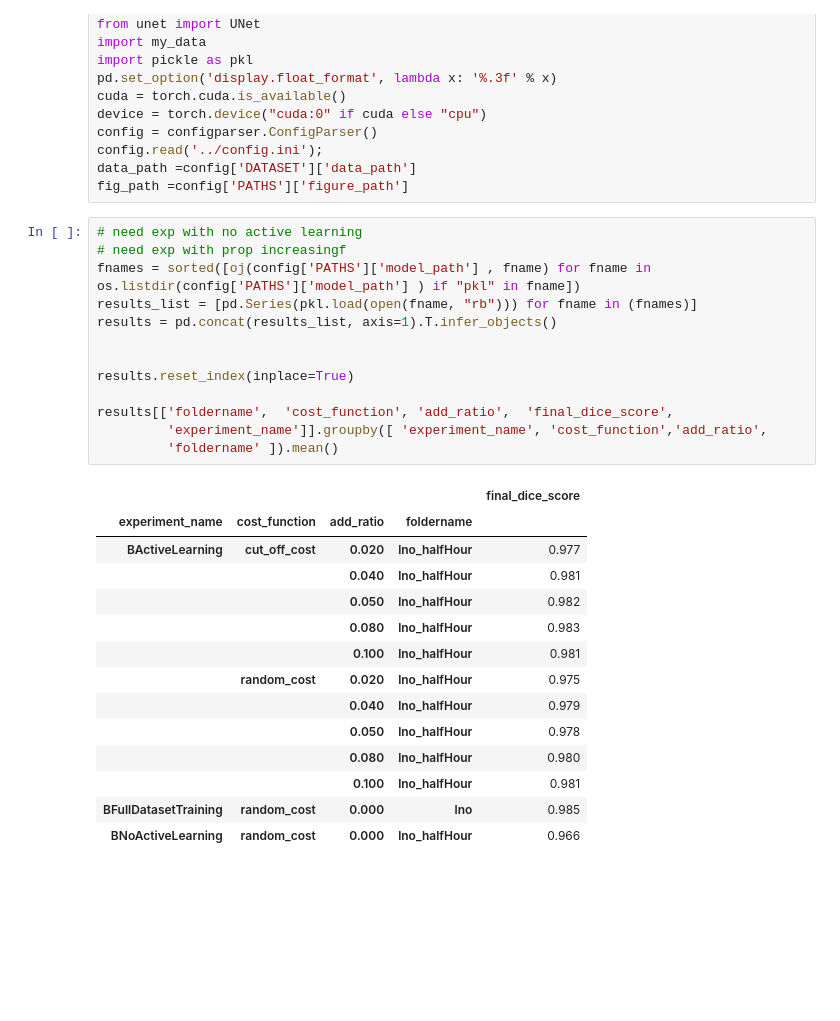
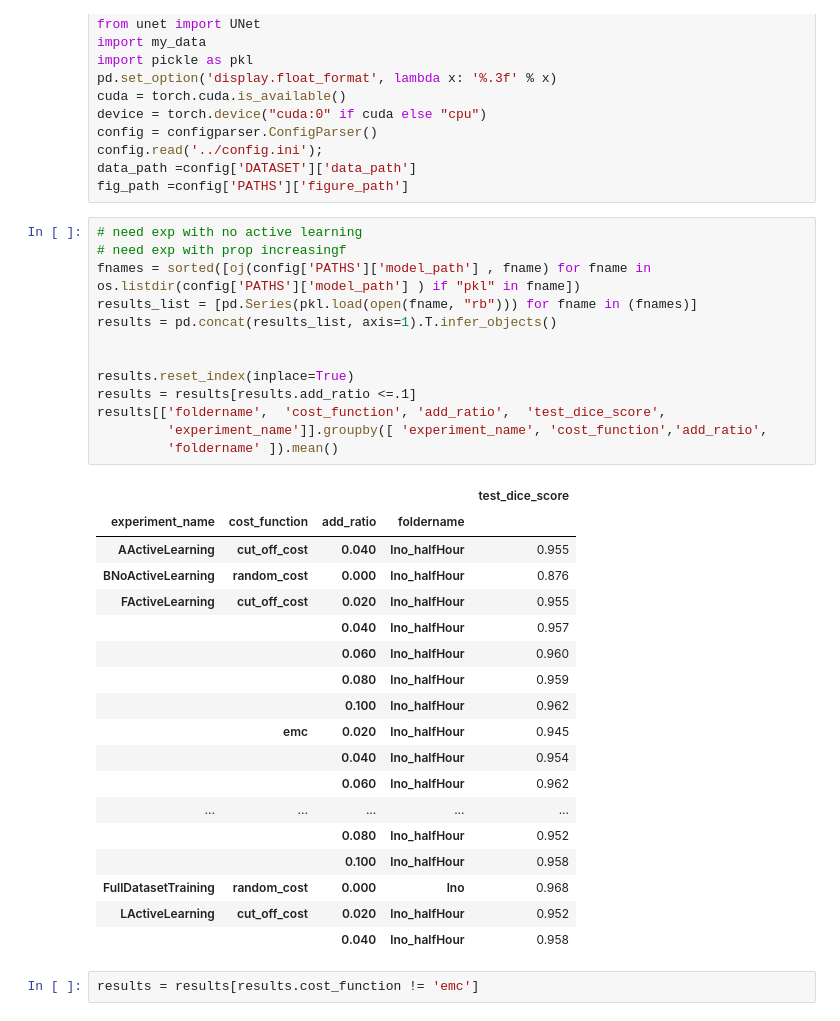
Before and after one commit to laura-rieger/segmenter, a Jupyter notebook: notebooks/Results.ipynb, the cells around one changed output. Saved outputs shown, nothing was run; the diff lists cells and outputs as text; blank space fills up the shorter version.

```diff
--- a/notebooks/Results.ipynb
+++ b/notebooks/Results.ipynb
@@ -30,28 +30,34 @@ fig_path =config['PATHS']['figure_path']
 # %%
 # need exp with no active learning
 # need exp with prop increasingf
 fnames = sorted([oj(config['PATHS']['model_path'] , fname) for fname in os.listdir(config['PATHS']['model_path'] ) if "pkl" in fname])
 results_list = [pd.Series(pkl.load(open(fname, "rb"))) for fname in (fnames)]
 results = pd.concat(results_list, axis=1).T.infer_objects()
 
 
 results.reset_index(inplace=True)
-
-results[['foldername',  'cost_function', 'add_ratio',  'final_dice_score',
+results = results[results.add_ratio <=.1]
+results[['foldername',  'cost_function', 'add_ratio',  'test_dice_score',
          'experiment_name']].groupby([ 'experiment_name', 'cost_function','add_ratio',
          'foldername' ]).mean()
 # %% [output]
-|  |  |  |  | final_dice_score |
+|  |  |  |  | test_dice_score |
 | experiment_name | cost_function | add_ratio | foldername |  |
-| BActiveLearning | cut_off_cost | 0.020 | lno_halfHour | 0.977 |
-|  |  | 0.040 | lno_halfHour | 0.981 |
-|  |  | 0.050 | lno_halfHour | 0.982 |
-|  |  | 0.080 | lno_halfHour | 0.983 |
-|  |  | 0.100 | lno_halfHour | 0.981 |
-|  | random_cost | 0.020 | lno_halfHour | 0.975 |
-|  |  | 0.040 | lno_halfHour | 0.979 |
-|  |  | 0.050 | lno_halfHour | 0.978 |
-|  |  | 0.080 | lno_halfHour | 0.980 |
-|  |  | 0.100 | lno_halfHour | 0.981 |
-| BFullDatasetTraining | random_cost | 0.000 | lno | 0.985 |
-| BNoActiveLearning | random_cost | 0.000 | lno_halfHour | 0.966 |
+| AActiveLearning | cut_off_cost | 0.040 | lno_halfHour | 0.955 |
+| BNoActiveLearning | random_cost | 0.000 | lno_halfHour | 0.876 |
+| FActiveLearning | cut_off_cost | 0.020 | lno_halfHour | 0.955 |
+|  |  | 0.040 | lno_halfHour | 0.957 |
+|  |  | 0.060 | lno_halfHour | 0.960 |
+|  |  | 0.080 | lno_halfHour | 0.959 |
+|  |  | 0.100 | lno_halfHour | 0.962 |
+|  | emc | 0.020 | lno_halfHour | 0.945 |
+|  |  | 0.040 | lno_halfHour | 0.954 |
+|  |  | 0.060 | lno_halfHour | 0.962 |
+| ... | ... | ... | ... | ... |
+|  |  | 0.080 | lno_halfHour | 0.952 |
+|  |  | 0.100 | lno_halfHour | 0.958 |
+| FullDatasetTraining | random_cost | 0.000 | lno | 0.968 |
+| LActiveLearning | cut_off_cost | 0.020 | lno_halfHour | 0.952 |
+|  |  | 0.040 | lno_halfHour | 0.958 |
+# %%
+results = results[results.cost_function != 'emc']
```
Also changed, not shown: parts of 3 cells of this notebook, 15 other files.
